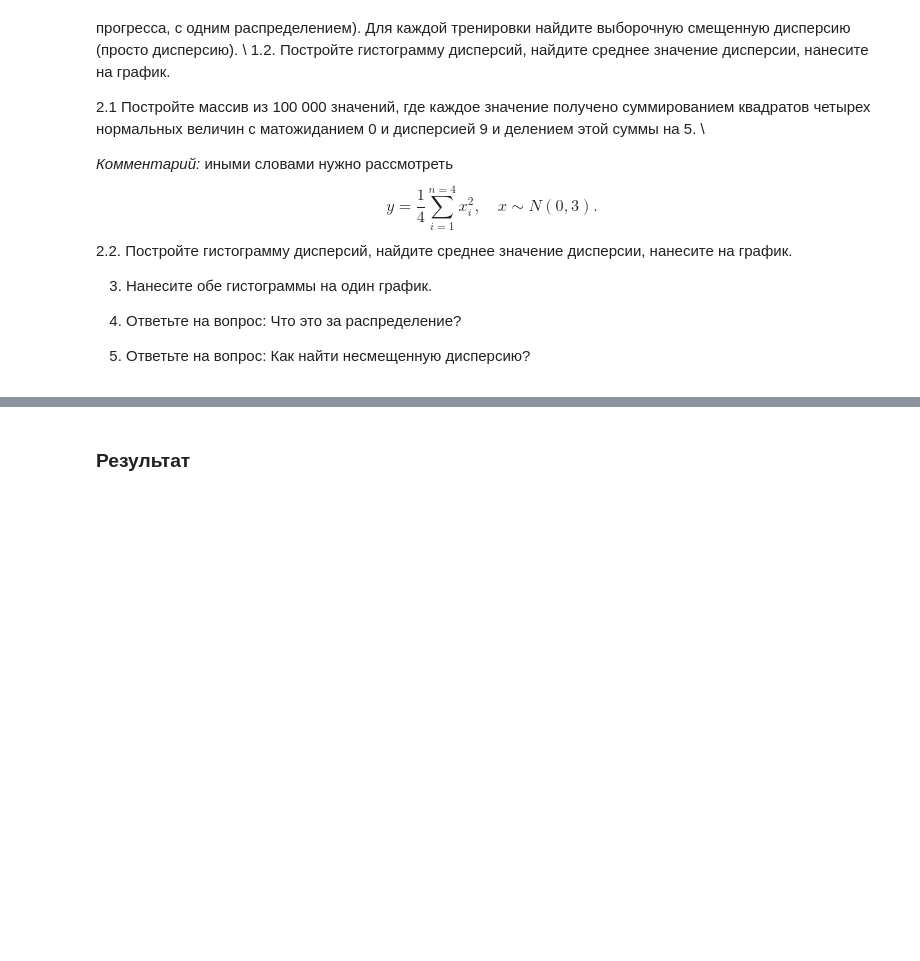
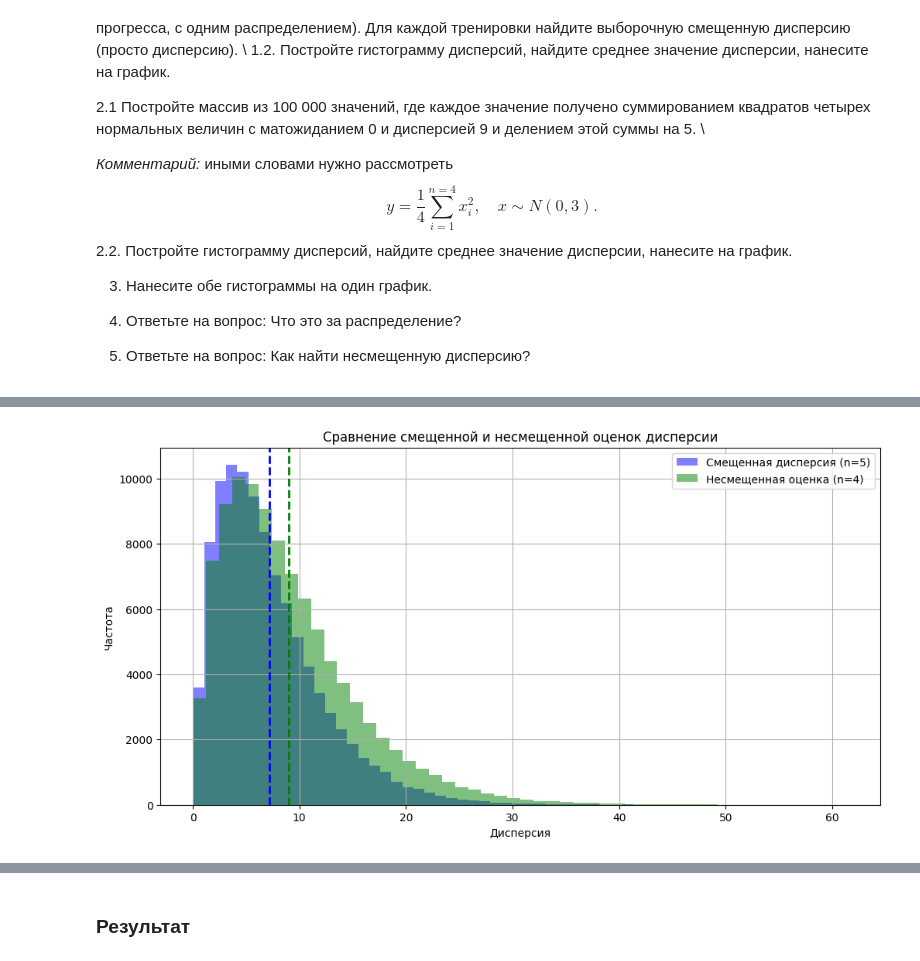
Before and after one commit to A-l-E-v/ML-Engineer, a Jupyter notebook: Math/12_3/12_3_sym_home_work_unbiased.ipynb, the cells around one changed output, grey strips where cells are left out. Saved outputs shown, nothing was run; the diff lists cells and outputs as text; code cells hidden in the pictures; blank space fills up the shorter version.

```diff
--- a/Math/12_3/12_3_sym_home_work_unbiased.ipynb
+++ b/Math/12_3/12_3_sym_home_work_unbiased.ipynb
@@ -27,0 +85,16 @@
+# %%
+# Совмещенные гистограммы
+
+plt.figure(figsize=(12, 6))
+plt.hist(biased_variances, bins=50, alpha=0.5, color='blue', label='Смещенная дисперсия (n=5)')
+plt.hist(y, bins=50, alpha=0.5, color='green', label='Несмещенная оценка (n=4)')
+plt.axvline(biased_variances.mean(), color='blue', linestyle='dashed', linewidth=2)
+plt.axvline(y.mean(), color='green', linestyle='dashed', linewidth=2)
+plt.xlabel('Дисперсия')
+plt.ylabel('Частота')
+plt.title('Сравнение смещенной и несмещенной оценок дисперсии')
+plt.legend()
+plt.grid()
+plt.show()
+# %% [output]
+[figure, added]
```
Also changed, not shown: parts of 8 cells of this notebook, 3 other files.
